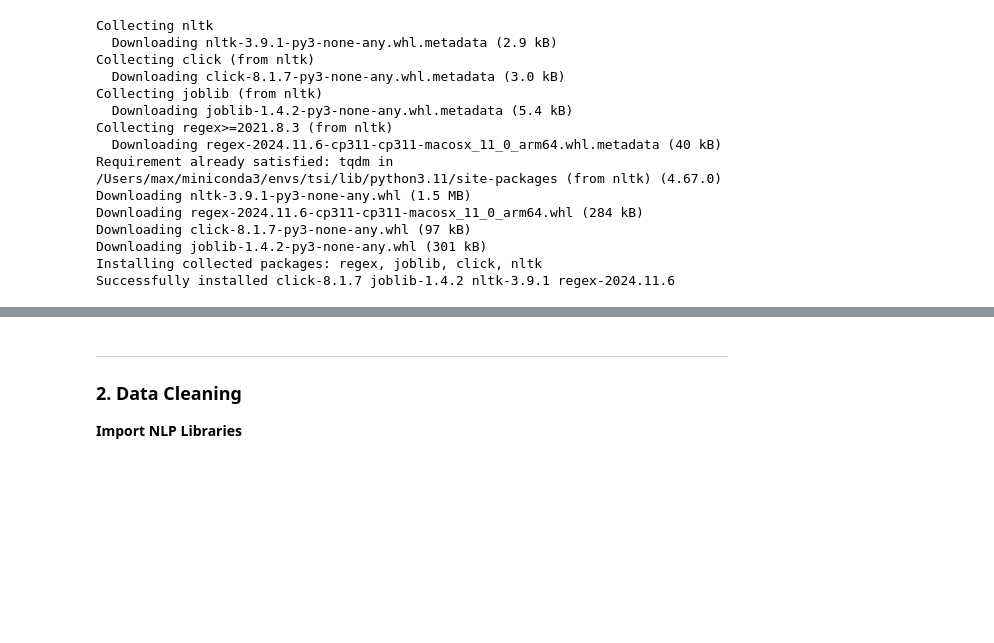
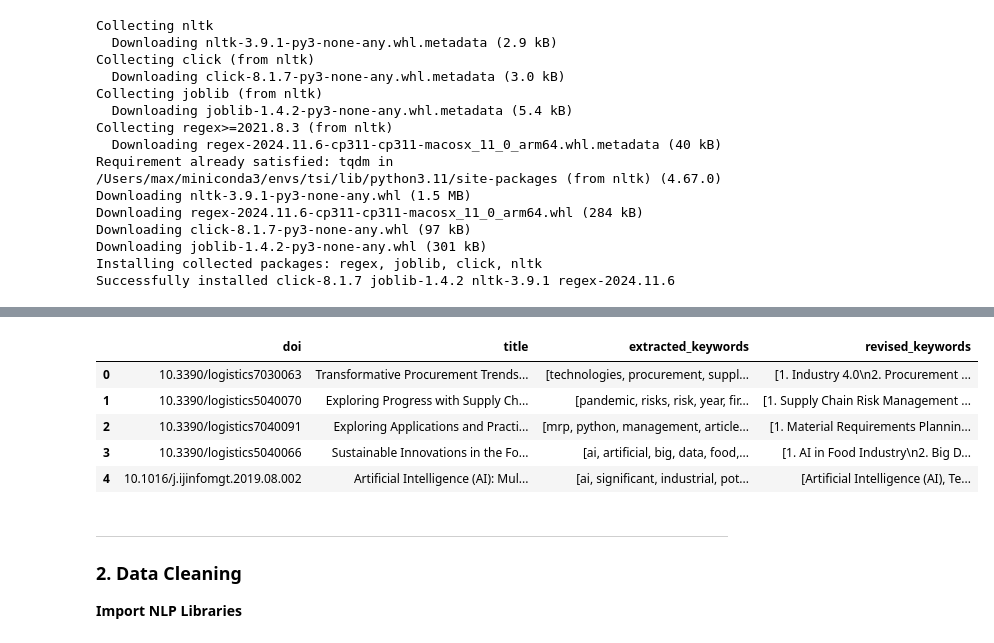
Before and after one commit to skazo4nick/tsi-sota-ai, a Jupyter notebook: notebooks/1_keywords_analysis.ipynb, the cells around one changed output, grey strips where cells are left out. Saved outputs shown, nothing was run; the diff lists cells and outputs as text; code cells hidden in the pictures; blank space fills up the shorter version.

Commit message:
reviewed keywords with gemini

```diff
--- a/notebooks/1_keywords_analysis.ipynb
+++ b/notebooks/1_keywords_analysis.ipynb
@@ -368 +396,10 @@ def extract_keywords(text, num_keywords=10):
     return [word for word, count in word_counts.most_common(num_keywords)]
+# %%
+# Apply the extract_keywords function to the 'abstract' column
+tqdm.pandas(desc="Extracting keywords")
+references_df['extracted_keywords'] = references_df['abstract'].progress_apply(
+    lambda x: extract_keywords(x) if pd.notnull(x) else []
+)
+
+# Display the first few rows with the extracted keywords
+references_df[['doi', 'title', 'extracted_keywords']].head()
@@ -368,0 +452,3 @@ def extract_keywords(text, num_keywords=10):
+# %%
+# Initialize the Gemini model
+model = genai.GenerativeModel("gemini-1.5-flash")
@@ -368,0 +493,7 @@ def extract_keywords(text, num_keywords=10):
+# %%
+# Load your references DataFrame (assuming it's already loaded as references_df)
+# If not, load it using pd.read_csv or other relevant methods
+# references_df = pd.read_csv('path_to_your_references_df.csv')
+
+# Initialize the new column for revised keywords
+references_df['revised_keywords'] = None
@@ -368,0 +520,22 @@ def extract_keywords(text, num_keywords=10):
+# %%
+# Iterate through each row in the DataFrame and revise keywords
+for index, row in tqdm(references_df.iterrows(), total=references_df.shape[0], desc="Revising keywords"):
+    doi = row['doi']
+    title = row['title']
+    abstract = row['abstract'] if pd.notnull(row['abstract']) else ""
+    extracted_keywords = row['extracted_keywords'] if isinstance(row['extracted_keywords'], list) else []
+
+    revised = revise_keywords(title, abstract, extracted_keywords)
+    references_df.at[index, 'revised_keywords'] = revised
+
+    time.sleep(1)  # Add a 1-second delay to respect API rate limits
+# %%
+# Display the first few rows with the revised keywords
+references_df[['doi', 'title', 'extracted_keywords', 'revised_keywords']].head()
+# %% [output]
+|  | doi | title | extracted_keywords | revised_keywords |
+| 0 | 10.3390/logistics7030063 | Transformative Procurement Trends... | [technologies, procurement, suppl... | [1. Industry 4.0\n2. Procurement ... |
+| 1 | 10.3390/logistics5040070 | Exploring Progress with Supply Ch... | [pandemic, risks, risk, year, fir... | [1. Supply Chain Risk Management ... |
+| 2 | 10.3390/logistics7040091 | Exploring Applications and Practi... | [mrp, python, management, article... | [1. Material Requirements Plannin... |
+| 3 | 10.3390/logistics5040066 | Sustainable Innovations in the Fo... | [ai, artificial, big, data, food,... | [1. AI in Food Industry\n2. Big D... |
+| 4 | 10.1016/j.ijinfomgt.2019.08.002 | Artificial Intelligence (AI): Mul... | [ai, significant, industrial, pot... | [Artificial Intelligence (AI), Te... |
```
Also changed, not shown: parts of 13 cells of this notebook, 1 other file.
